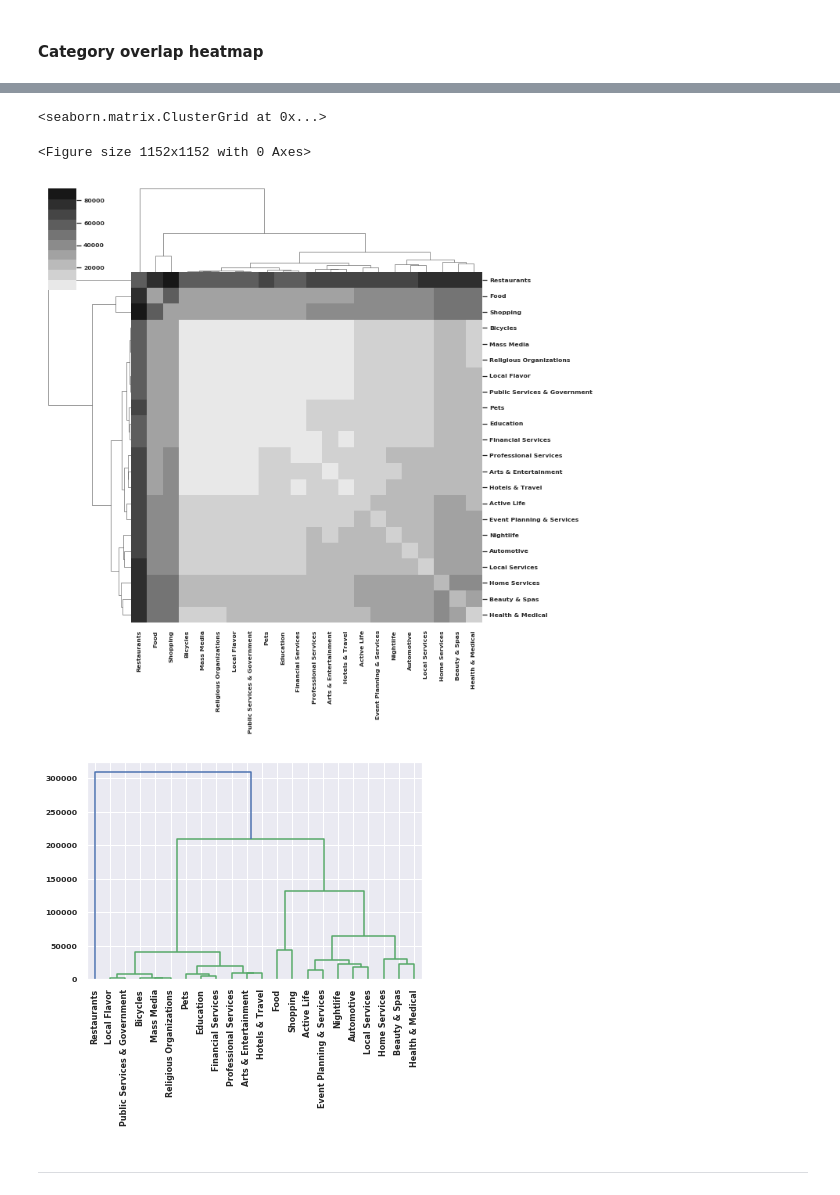
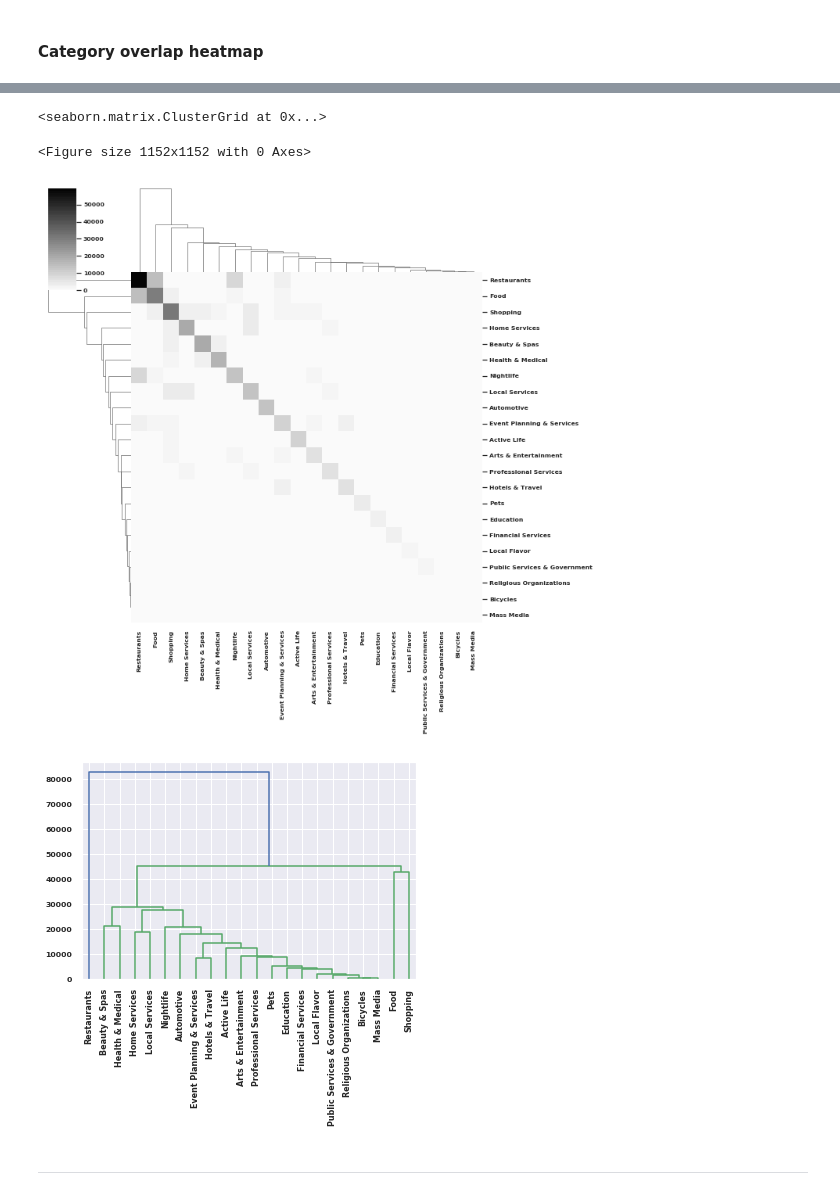
Before and after one commit to Querela/argmining19-same-side-classification, a Jupyter notebook: SentimentDatasets_Yelp_Analysis_Categories.ipynb, the cells around one changed output, grey strips where cells are left out. Cells and saved outputs as stored; diff of their text form; code cells hidden in the pictures.

```diff
--- a/SentimentDatasets_Yelp_Analysis_Categories.ipynb
+++ b/SentimentDatasets_Yelp_Analysis_Categories.ipynb
@@ -479,9 +486,11 @@ def make_NxN_category_businesses_overlap(inv_cat_bids, map_categories, map_cat_n
             businesses_i = get_businesses_in_category_branch(inv_cat_bids, cname_i, map_categories, map_cat_name2id)
             businesses_j = get_businesses_in_category_branch(inv_cat_bids, cname_j, map_categories, map_cat_name2id)
             businesses_i, businesses_j = set(businesses_i), set(businesses_j)
-            businesses_ij = businesses_i | businesses_j
-            num_businesses_ij = len(businesses_ij)
-            array_line.append(num_businesses_ij)
+            businesses_ij_union = businesses_i | businesses_j
+            businesses_ij_intersect = businesses_i & businesses_j
+            num_businesses_ij = len(businesses_ij_intersect)
+            #array_line.append(num_businesses_ij)
+            array_line.append(len(businesses_ij_intersect) / len(businesses_ij_union))
         array.append(array_line)
 
     df_cm = pd.DataFrame(array, index=list(root_category_labels), columns=list(root_category_labels))
@@ -684,18 +1014,18 @@ plt.show()
 # %%
 plt.figure(figsize = (16, 16))
 sn.set(font_scale=0.7) # for label size
 # pal = sn.dark_palette("palegreen", as_cmap=True, reverse=True)
-pal = sn.color_palette("binary", 10)  # PuBu - BuGn - RdPu - Greys
+pal = sn.color_palette("binary", 50)  # PuBu - BuGn - RdPu - Greys
 sn.clustermap(df_cm, annot_kws={"size": 5}, cmap=pal)  # cmap="vlag") # plt.cm.Blues)
 # %% [output]
 <seaborn.matrix.ClusterGrid at 0x...>
 <Figure size 1152x1152 with 0 Axes>
-[figure, old version]
+[figure, new version]
 # %%
 Z = hierarchy.linkage(df_cm, "ward")
 #hierarchy.set_link_color_palette(['#b30000','#996600', '#b30086'])
 R = hierarchy.dendrogram(Z, leaf_rotation=90, leaf_font_size=8, labels=df_cm.index)
 # %% [output]
-[figure, old version]
+[figure, new version]
 # %% [markdown]
 ---
```
Also changed, not shown: parts of 73 cells of this notebook.
